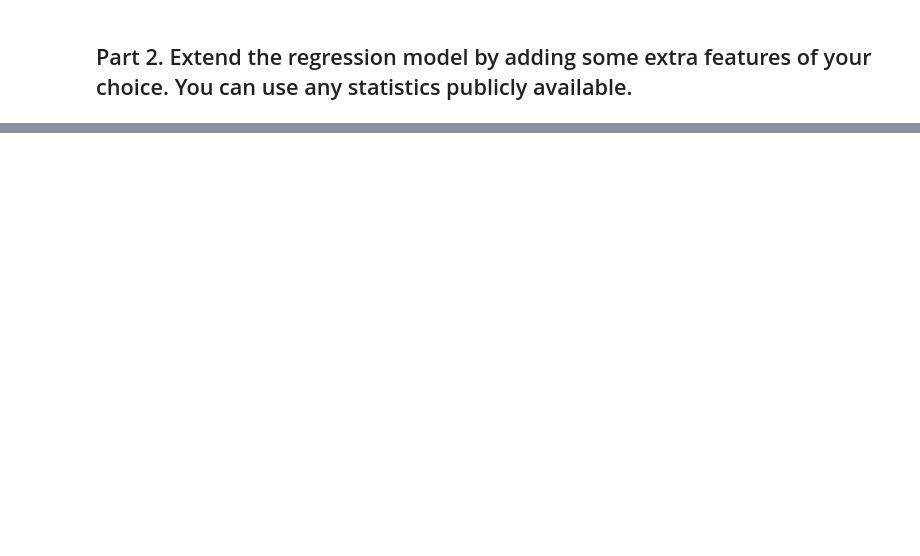
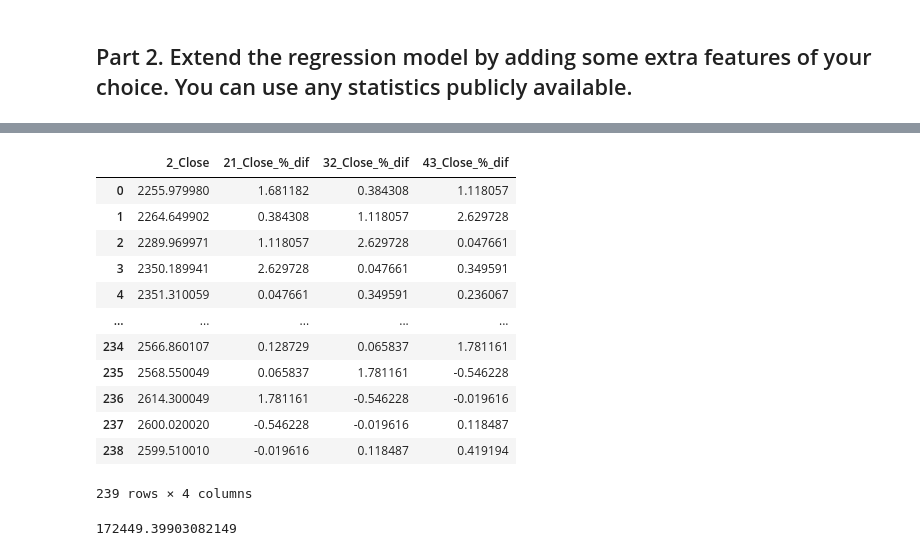
Before and after one commit to tiny451th/2025_ML_1, a Jupyter notebook: load_data.ipynb, the cells around one changed output, grey strips where cells are left out. Saved outputs shown, nothing was run; the diff lists cells and outputs as text; code cells hidden in the pictures; blank space fills up the shorter version.

```diff
--- a/load_data.ipynb
+++ b/load_data.ipynb
@@ -249,0 +299,27 @@ np.mean((y_test - valid_pred)**2)
+# %%
+df_test_dif = get_dif_df(df_test_new)
+df_test_dif
+# %% [output]
+|  | 2_Close | 21_Close_%_dif | 32_Close_%_dif | 43_Close_%_dif |
+| 0 | 2255.979980 | 1.681182 | 0.384308 | 1.118057 |
+| 1 | 2264.649902 | 0.384308 | 1.118057 | 2.629728 |
+| 2 | 2289.969971 | 1.118057 | 2.629728 | 0.047661 |
+| 3 | 2350.189941 | 2.629728 | 0.047661 | 0.349591 |
+| 4 | 2351.310059 | 0.047661 | 0.349591 | 0.236067 |
+| ... | ... | ... | ... | ... |
+| 234 | 2566.860107 | 0.128729 | 0.065837 | 1.781161 |
+| 235 | 2568.550049 | 0.065837 | 1.781161 | -0.546228 |
+| 236 | 2614.300049 | 1.781161 | -0.546228 | -0.019616 |
+| 237 | 2600.020020 | -0.546228 | -0.019616 | 0.118487 |
+| 238 | 2599.510010 | -0.019616 | 0.118487 | 0.419194 |
+239 rows × 4 columns
+# %%
+# get final test MSE
+
+X = df_test_dif
+X_test = column_mm.transform(X)
+y_test = Y
+valid_pred = results_dif.predict(X_test)
+np.mean((y_test - valid_pred)**2)
+# %% [output]
+172449.39903082149
```
Also changed, not shown: parts of 6 cells of this notebook.
